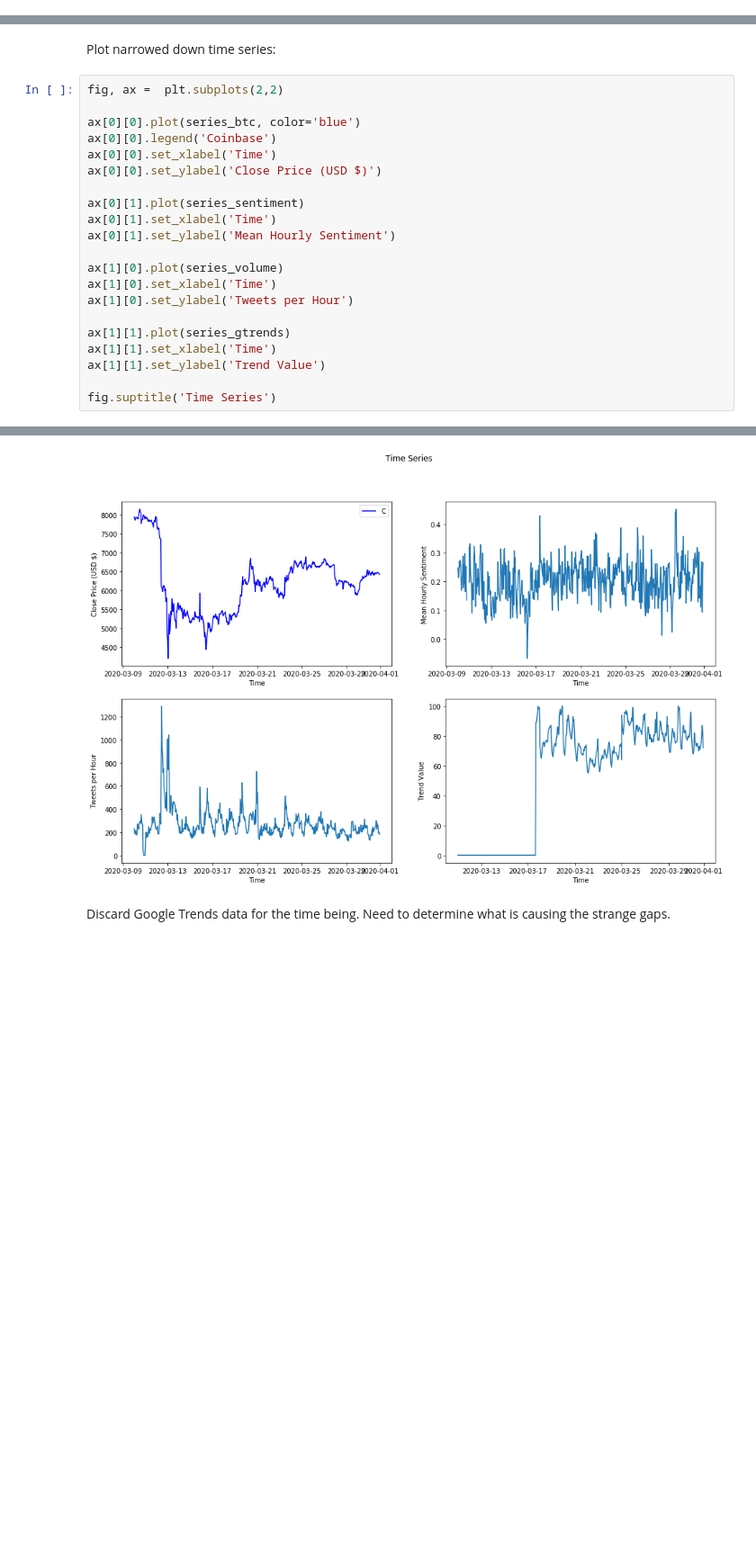
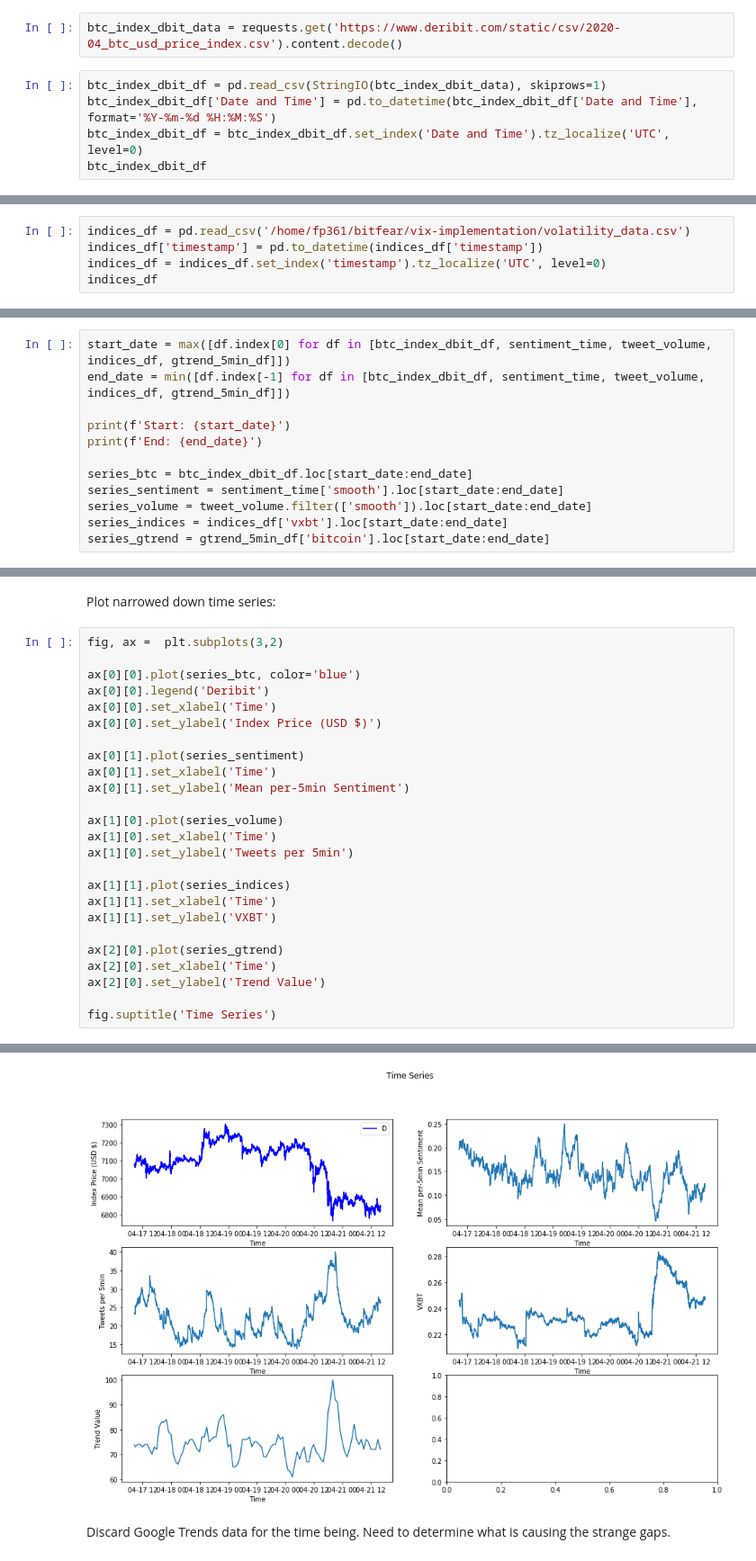
Before and after one commit to Globe-Research/bitfear, a Jupyter notebook: sentiment/time_series_analysis.ipynb, the cells around one changed output, grey strips where cells are left out. Shown at 90% size. Cells and saved outputs as stored; diff of their text form; blank space fills up the shorter version.

```diff
--- a/sentiment/time_series_analysis.ipynb
+++ b/sentiment/time_series_analysis.ipynb
@@ -208,0 +279,7 @@ Text(0, 0.5, 'Mean Sentiment Rating')
+# %%
+btc_index_dbit_data = requests.get('https://www.deribit.com/static/csv/2020-04_btc_usd_price_index.csv').content.decode()
+# %%
+btc_index_dbit_df = pd.read_csv(StringIO(btc_index_dbit_data), skiprows=1)
+btc_index_dbit_df['Date and Time'] = pd.to_datetime(btc_index_dbit_df['Date and Time'], format='%Y-%m-%d %H:%M:%S')
+btc_index_dbit_df = btc_index_dbit_df.set_index('Date and Time').tz_localize('UTC', level=0)
+btc_index_dbit_df
@@ -208,0 +308,5 @@ Text(0, 0.5, 'Mean Sentiment Rating')
+# %%
+indices_df = pd.read_csv('/home/fp361/bitfear/vix-implementation/volatility_data.csv')
+indices_df['timestamp'] = pd.to_datetime(indices_df['timestamp'])
+indices_df = indices_df.set_index('timestamp').tz_localize('UTC', level=0)
+indices_df
@@ -224,0 +336,12 @@ series_gtrends = historical_hourly_interest_df.loc[start_date:end_date]
+# %%
+start_date = max([df.index[0] for df in [btc_index_dbit_df, sentiment_time, tweet_volume, indices_df, gtrend_5min_df]])
+end_date = min([df.index[-1] for df in [btc_index_dbit_df, sentiment_time, tweet_volume, indices_df, gtrend_5min_df]])
+
+print(f'Start: {start_date}')
+print(f'End: {end_date}')
+
+series_btc = btc_index_dbit_df.loc[start_date:end_date]
+series_sentiment = sentiment_time['smooth'].loc[start_date:end_date]
+series_volume = tweet_volume.filter(['smooth']).loc[start_date:end_date]
+series_indices = indices_df['vxbt'].loc[start_date:end_date]
+series_gtrend = gtrend_5min_df['bitcoin'].loc[start_date:end_date]
@@ -225,28 +367,32 @@ series_gtrends = historical_hourly_interest_df.loc[start_date:end_date]
 # %% [markdown]
 Plot narrowed down time series:
 # %%
-fig, ax =  plt.subplots(2,2)
+fig, ax =  plt.subplots(3,2)
 
 ax[0][0].plot(series_btc, color='blue')
-ax[0][0].legend('Coinbase')
+ax[0][0].legend('Deribit')
 ax[0][0].set_xlabel('Time')
-ax[0][0].set_ylabel('Close Price (USD $)')
+ax[0][0].set_ylabel('Index Price (USD $)')
 
 ax[0][1].plot(series_sentiment)
 ax[0][1].set_xlabel('Time')
-ax[0][1].set_ylabel('Mean Hourly Sentiment')
+ax[0][1].set_ylabel('Mean per-5min Sentiment')
 
 ax[1][0].plot(series_volume)
 ax[1][0].set_xlabel('Time')
-ax[1][0].set_ylabel('Tweets per Hour')
+ax[1][0].set_ylabel('Tweets per 5min')
 
-ax[1][1].plot(series_gtrends)
+ax[1][1].plot(series_indices)
 ax[1][1].set_xlabel('Time')
-ax[1][1].set_ylabel('Trend Value')
+ax[1][1].set_ylabel('VXBT')
+
+ax[2][0].plot(series_gtrend)
+ax[2][0].set_xlabel('Time')
+ax[2][0].set_ylabel('Trend Value')
 
 fig.suptitle('Time Series')
 # %% [output]
 Text(0.5, 0.98, 'Time Series')
-[figure, old version]
+[figure, new version]
 # %% [markdown]
 Discard Google Trends data for the time being. Need to determine what is causing the strange gaps.
```
Also changed, not shown: parts of 57 cells of this notebook, 1 other file.
